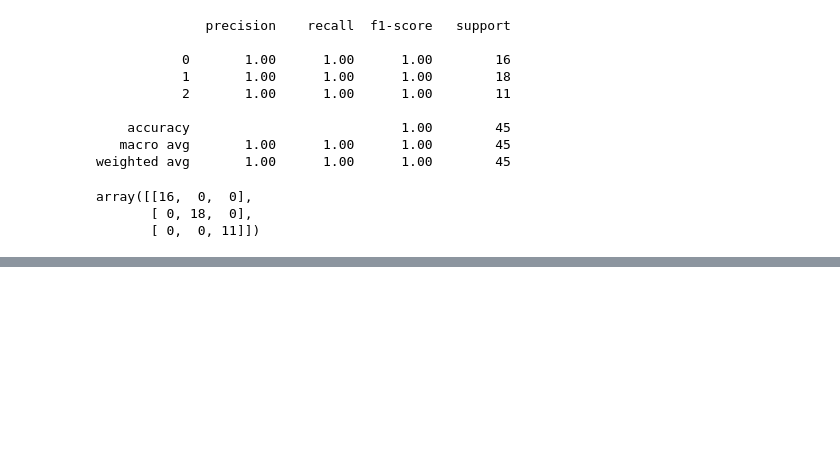
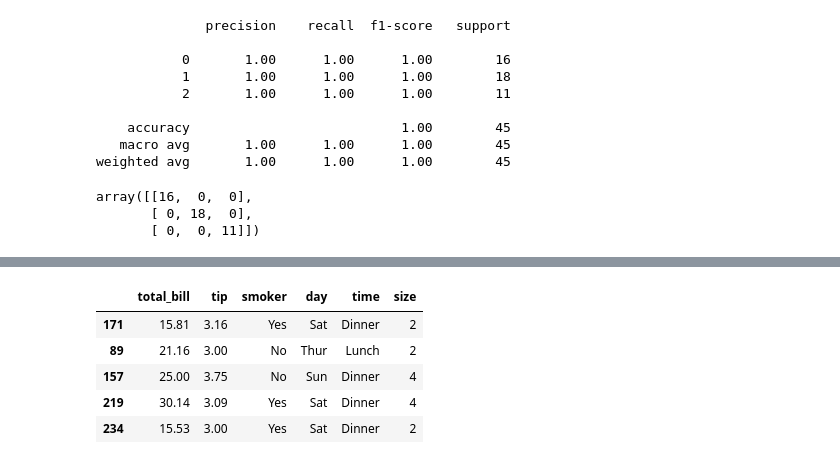
Before and after one commit to Aadarshrai1801/Naive-Bayes, a Jupyter notebook: Naive-Bayes.ipynb, the cells around one changed output, grey strips where cells are left out. Saved outputs shown, nothing was run; the diff lists cells and outputs as text; code cells hidden in the pictures; blank space fills up the shorter version.

```diff
--- a/Naive-Bayes.ipynb
+++ b/Naive-Bayes.ipynb
@@ -108,0 +119,6 @@ sns.load_dataset("tips")
+# %%
+# Dependent and Independent Features
+X = df[["total_bill", "tip", "smoker", "day", "time", "size"]]
+y = df.iloc[:, 2]
+# %%
+X_train, X_test, y_train, y_test = train_test_split(X, y, test_size=0.25, random_state=0)
@@ -108,0 +129,9 @@ sns.load_dataset("tips")
+# %%
+X_train.head()
+# %% [output]
+|  | total_bill | tip | smoker | day | time | size |
+| 171 | 15.81 | 3.16 | Yes | Sat | Dinner | 2 |
+| 89 | 21.16 | 3.00 | No | Thur | Lunch | 2 |
+| 157 | 25.00 | 3.75 | No | Sun | Dinner | 4 |
+| 219 | 30.14 | 3.09 | Yes | Sat | Dinner | 4 |
+| 234 | 15.53 | 3.00 | Yes | Sat | Dinner | 2 |
```
Also changed, not shown: parts of 32 cells of this notebook.
